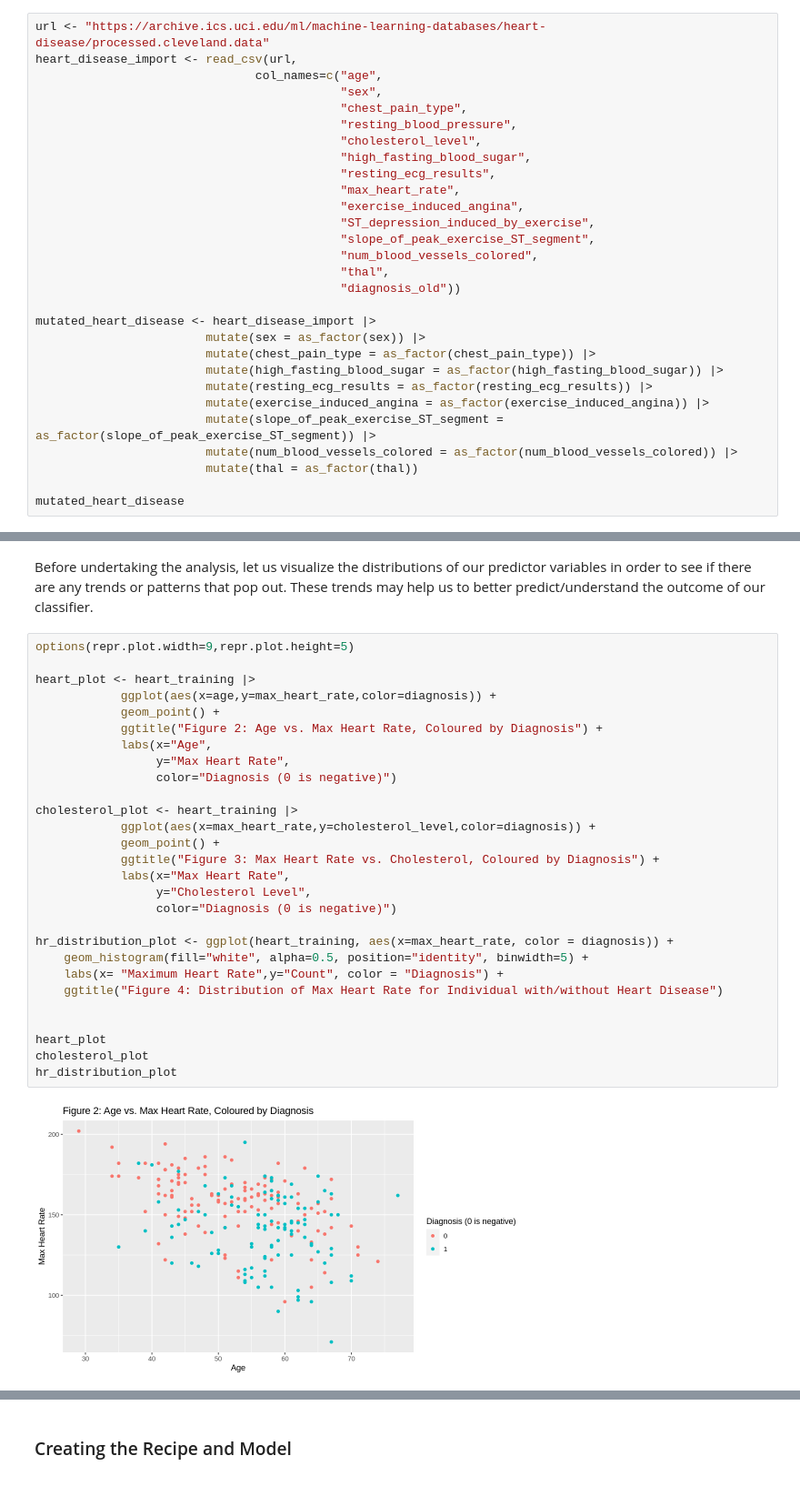
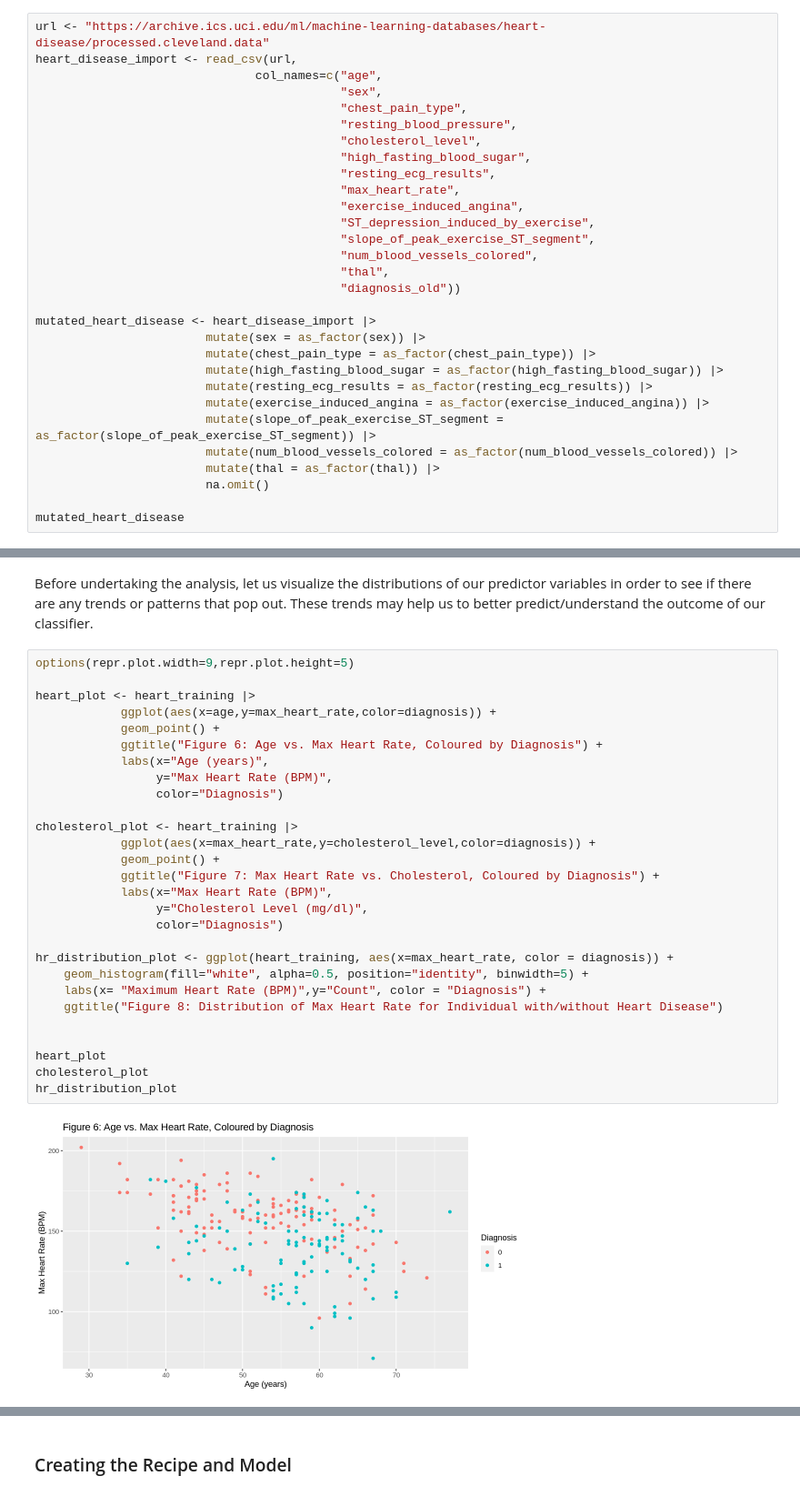
Before and after one commit to wswang98/dsci100-GroupProject, a Jupyter notebook: dsci100-group105-project.ipynb, the cells around one changed output, grey strips where cells are left out. Shown at 91% size. Drawn from its saved outputs; the diff is of its cells as text.

```diff
--- a/dsci100-group105-project.ipynb
+++ b/dsci100-group105-project.ipynb
@@ -84,7 +84,8 @@ mutated_heart_disease <- heart_disease_import |>
                         mutate(exercise_induced_angina = as_factor(exercise_induced_angina)) |>
                         mutate(slope_of_peak_exercise_ST_segment = as_factor(slope_of_peak_exercise_ST_segment)) |>
                         mutate(num_blood_vessels_colored = as_factor(num_blood_vessels_colored)) |>
-                        mutate(thal = as_factor(thal))
+                        mutate(thal = as_factor(thal)) |>
+                        na.omit()
 
 mutated_heart_disease
 # %% [output]
@@ -184,30 +216,30 @@ Before undertaking the analysis, let us visualize the distributions of our predi
 # %%
 options(repr.plot.width=9,repr.plot.height=5)
 
 heart_plot <- heart_training |>
             ggplot(aes(x=age,y=max_heart_rate,color=diagnosis)) +
             geom_point() +
-            ggtitle("Figure 2: Age vs. Max Heart Rate, Coloured by Diagnosis") +
-            labs(x="Age",
-                 y="Max Heart Rate",
-                 color="Diagnosis (0 is negative)")
+            ggtitle("Figure 6: Age vs. Max Heart Rate, Coloured by Diagnosis") +
+            labs(x="Age (years)",
+                 y="Max Heart Rate (BPM)",
+                 color="Diagnosis")
 
 cholesterol_plot <- heart_training |>
             ggplot(aes(x=max_heart_rate,y=cholesterol_level,color=diagnosis)) +
             geom_point() +
-            ggtitle("Figure 3: Max Heart Rate vs. Cholesterol, Coloured by Diagnosis") +
-            labs(x="Max Heart Rate",
-                 y="Cholesterol Level",
-                 color="Diagnosis (0 is negative)")
+            ggtitle("Figure 7: Max Heart Rate vs. Cholesterol, Coloured by Diagnosis") +
+            labs(x="Max Heart Rate (BPM)",
+                 y="Cholesterol Level (mg/dl)",
+                 color="Diagnosis")
 
 hr_distribution_plot <- ggplot(heart_training, aes(x=max_heart_rate, color = diagnosis)) +
     geom_histogram(fill="white", alpha=0.5, position="identity", binwidth=5) +
-    labs(x= "Maximum Heart Rate",y="Count", color = "Diagnosis") +
-    ggtitle("Figure 4: Distribution of Max Heart Rate for Individual with/without Heart Disease")
+    labs(x= "Maximum Heart Rate (BPM)",y="Count", color = "Diagnosis") +
+    ggtitle("Figure 8: Distribution of Max Heart Rate for Individual with/without Heart Disease")
 
 
 heart_plot
 cholesterol_plot
 hr_distribution_plot
 # %% [output]
-[figure, old version]
+[figure, new version]
```
Also changed, not shown: parts of 9 cells of this notebook.
